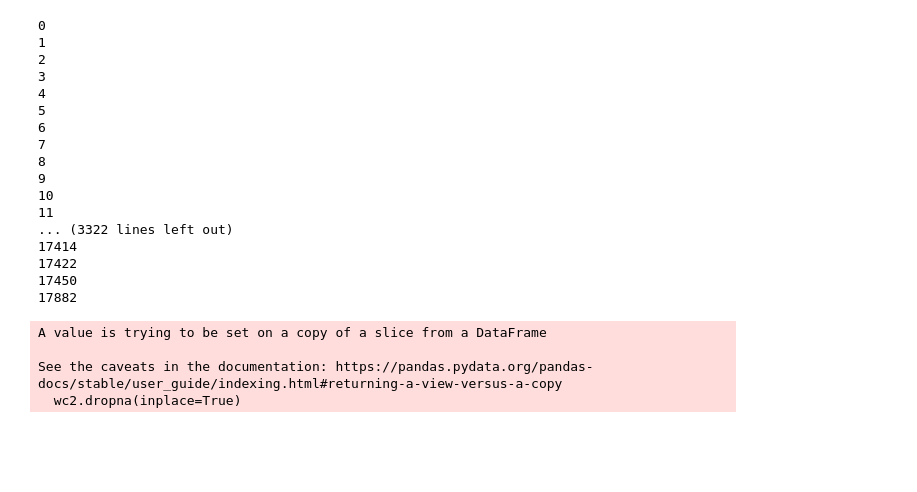
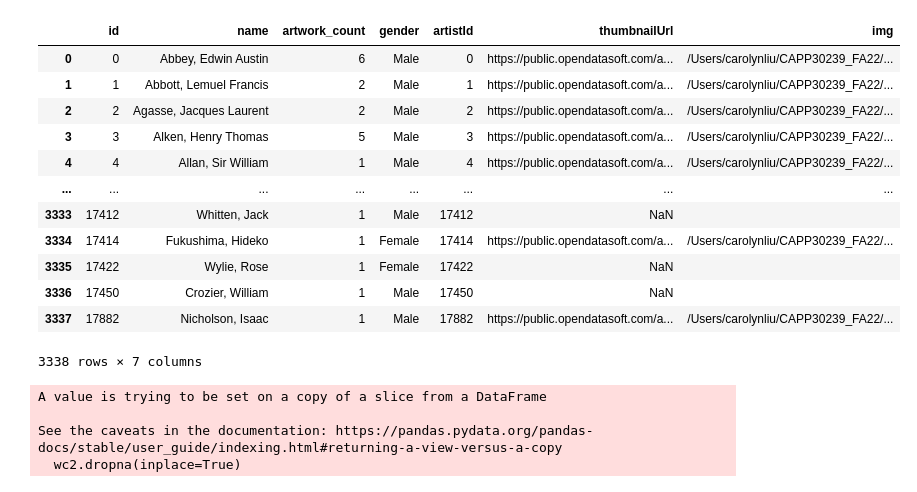
Before and after one commit to Crliu4/CAPP30239_FA22, a Jupyter notebook: final_project/code/data_cleaning.ipynb, the cells around one changed output. Saved outputs shown, nothing was run; the diff lists cells and outputs as text; code cells hidden in the pictures; blank space fills up the shorter version.

Commit message:
data clearning

```diff
--- a/final_project/code/data_cleaning.ipynb
+++ b/final_project/code/data_cleaning.ipynb
@@ -42,23 +43,20 @@ df = df[['artistId', 'thumbnailUrl']]
 df.drop_duplicates('artistId', inplace=True)
 
 df1 = aa_counts.merge(df, left_on='id', right_on='artistId')
-df1.apply(lambda x: get_pics1(x), axis = 1)
-df1.to_csv('../cleaned_data/aa_counts_url.csv')
+# df1.apply(lambda x: get_pics1(x), axis = 1)
-# %% [output]
-0
-1
-2
-3
-4
-5
-6
-7
-8
-9
-10
-11
-... (3322 lines left out)
-17414
-17422
-17450
-17882
+# %%
+df1
+# %% [output]
+|  | id | name | artwork_count | gender | artistId | thumbnailUrl | img |
+| 0 | 0 | Abbey, Edwin Austin | 6 | Male | 0 | https://public.opendatasoft.com/a... | /Users/carolynliu/CAPP30239_FA22/... |
+| 1 | 1 | Abbott, Lemuel Francis | 2 | Male | 1 | https://public.opendatasoft.com/a... | /Users/carolynliu/CAPP30239_FA22/... |
+| 2 | 2 | Agasse, Jacques Laurent | 2 | Male | 2 | https://public.opendatasoft.com/a... | /Users/carolynliu/CAPP30239_FA22/... |
+| 3 | 3 | Alken, Henry Thomas | 5 | Male | 3 | https://public.opendatasoft.com/a... | /Users/carolynliu/CAPP30239_FA22/... |
+| 4 | 4 | Allan, Sir William | 1 | Male | 4 | https://public.opendatasoft.com/a... | /Users/carolynliu/CAPP30239_FA22/... |
+| ... | ... | ... | ... | ... | ... | ... | ... |
+| 3333 | 17412 | Whitten, Jack | 1 | Male | 17412 | NaN |  |
+| 3334 | 17414 | Fukushima, Hideko | 1 | Female | 17414 | https://public.opendatasoft.com/a... | /Users/carolynliu/CAPP30239_FA22/... |
+| 3335 | 17422 | Wylie, Rose | 1 | Female | 17422 | NaN |  |
+| 3336 | 17450 | Crozier, William | 1 | Male | 17450 | NaN |  |
+| 3337 | 17882 | Nicholson, Isaac | 1 | Male | 17882 | https://public.opendatasoft.com/a... | /Users/carolynliu/CAPP30239_FA22/... |
+3338 rows × 7 columns
```
Also changed, not shown: parts of 2 cells of this notebook.
